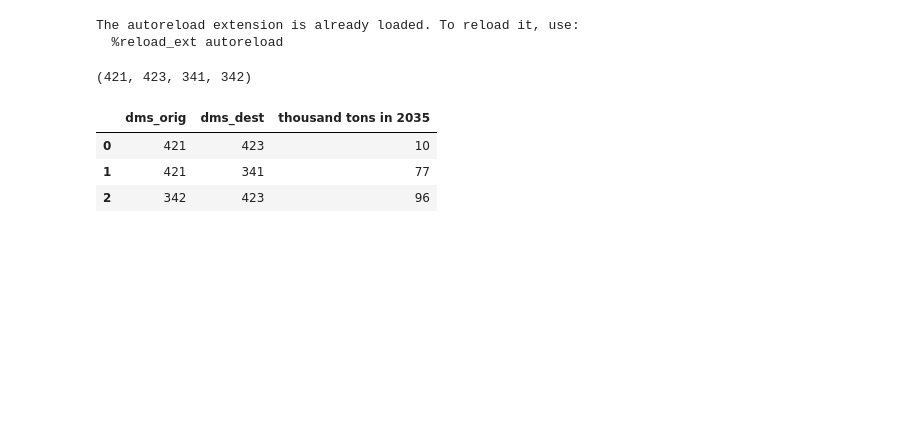
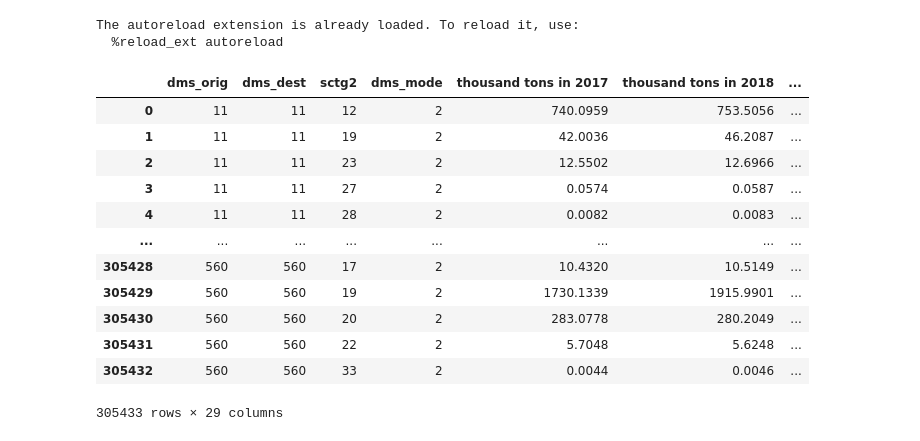
Before and after one commit to UMD-CTSM/network_flow_assignment, a Jupyter notebook: src/faf_sim.ipynb, the cells around one changed output. Cells and saved outputs as stored; diff of their text form; code cells hidden in the pictures; blank space fills up the shorter version.

```diff
--- a/src/faf_sim.ipynb
+++ b/src/faf_sim.ipynb
@@ -33,25 +33,33 @@ if SIMPLE_NET:
 # %%
 naRailNodesDf = gpd.read_file( BASE_DIR / "inputs/NTAD_North_American_Rail_Network_Nodes")
 naRailLinesDf = gpd.read_file( BASE_DIR / "inputs/NTAD_North_American_Rail_Network_Lines")
-fafZonesDf = gpd.read_file( BASE_DIR / "inputs/2017_CFS_Metro_Areas_with_FAF").to_crs(4326)
+fafZonesDf = gpd.read_file( BASE_DIR / "inputs/faf_zones_exploded").to_crs(4326)
 fzn = FafZoneNetwork(naRailNodesDf, naRailLinesDf, fafZonesDf).setInputDfColType()
 if SIMPLE_NET:
   fzn.fafZonesDf = fzn.fafZonesDf.loc[fzn.fafZonesDf.FAF_Zone.isin(SIMPLE_NET)]
   faf_flows = pd.DataFrame([
     [ 421, 423, 10],
     [421,341, 77],
     [342, 423, 96]
   ], columns=['dms_orig', 'dms_dest', COLUMN])
   display(SIMPLE_NET)
   display(faf_flows)
 else:
-  faf_flows = pd.read_csv(Path.cwd().parent / 'inputs/faf_freight_flow.csv' )
+  faf_flows = pd.read_csv(Path.cwd().parent / 'inputs/faf_freight_flow_exploded.csv' )
   display(faf_flows)
 fzn.network_weight_fn = link_weights
 railnet = fzn.createNetwork()
 # %% [output]
+|  | dms_orig | dms_dest | sctg2 | dms_mode | thousand tons in 2017 | thousand tons in 2018 | ... |
+| 0 | 11 | 11 | 12 | 2 | 740.0959 | 753.5056 | ... |
+| 1 | 11 | 11 | 19 | 2 | 42.0036 | 46.2087 | ... |
+| 2 | 11 | 11 | 23 | 2 | 12.5502 | 12.6966 | ... |
+| 3 | 11 | 11 | 27 | 2 | 0.0574 | 0.0587 | ... |
+| 4 | 11 | 11 | 28 | 2 | 0.0082 | 0.0083 | ... |
+| ... | ... | ... | ... | ... | ... | ... | ... |
+| 305428 | 560 | 560 | 17 | 2 | 10.4320 | 10.5149 | ... |
+| 305429 | 560 | 560 | 19 | 2 | 1730.1339 | 1915.9901 | ... |
+| 305430 | 560 | 560 | 20 | 2 | 283.0778 | 280.2049 | ... |
+| 305431 | 560 | 560 | 22 | 2 | 5.7048 | 5.6248 | ... |
+| 305432 | 560 | 560 | 33 | 2 | 0.0044 | 0.0046 | ... |
-(421, 423, 341, 342)
+305433 rows × 29 columns
-|  | dms_orig | dms_dest | thousand tons in 2035 |
-| 0 | 421 | 423 | 10 |
-| 1 | 421 | 341 | 77 |
-| 2 | 342 | 423 | 96 |
```
Also changed, not shown: parts of 3 cells of this notebook, 8 other files.
